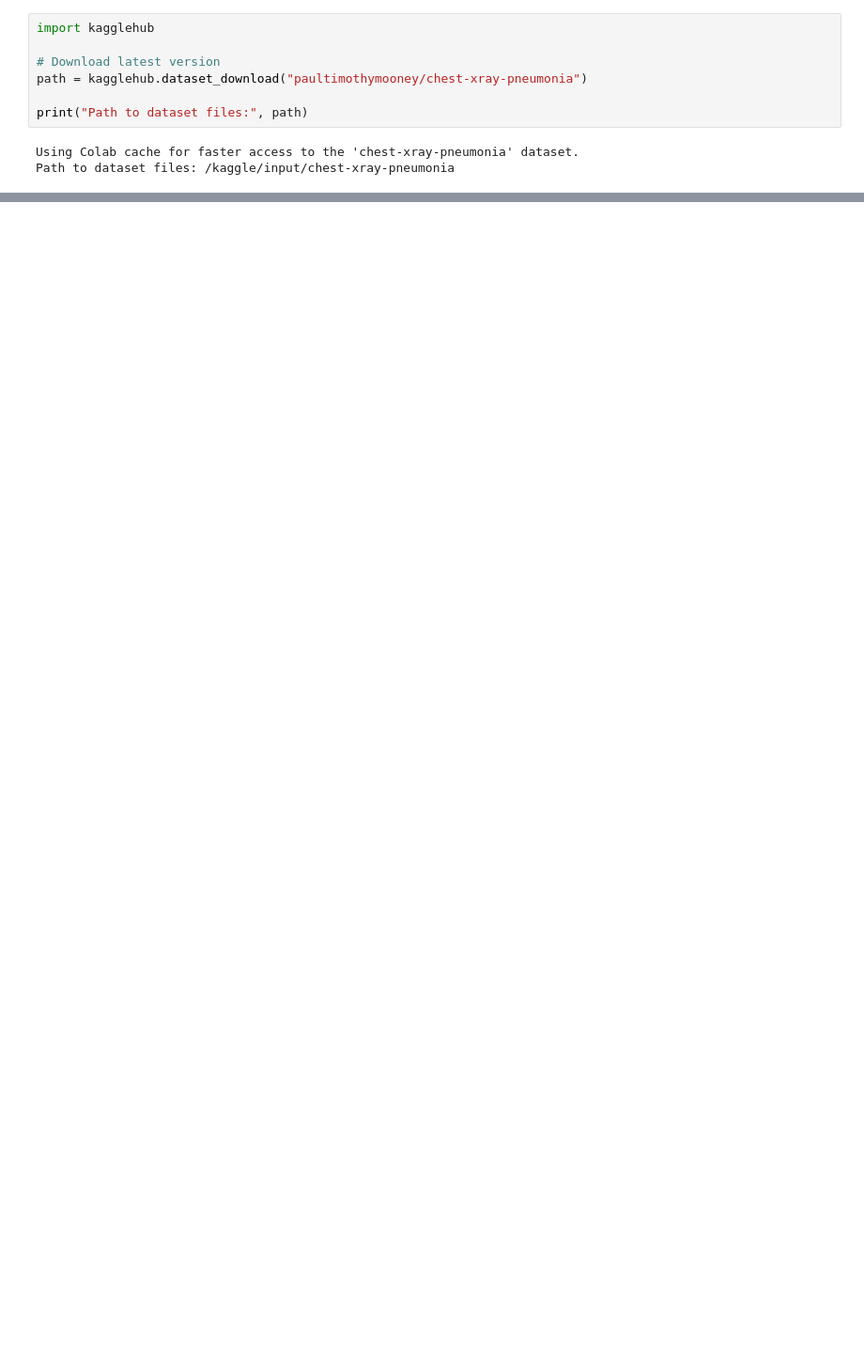
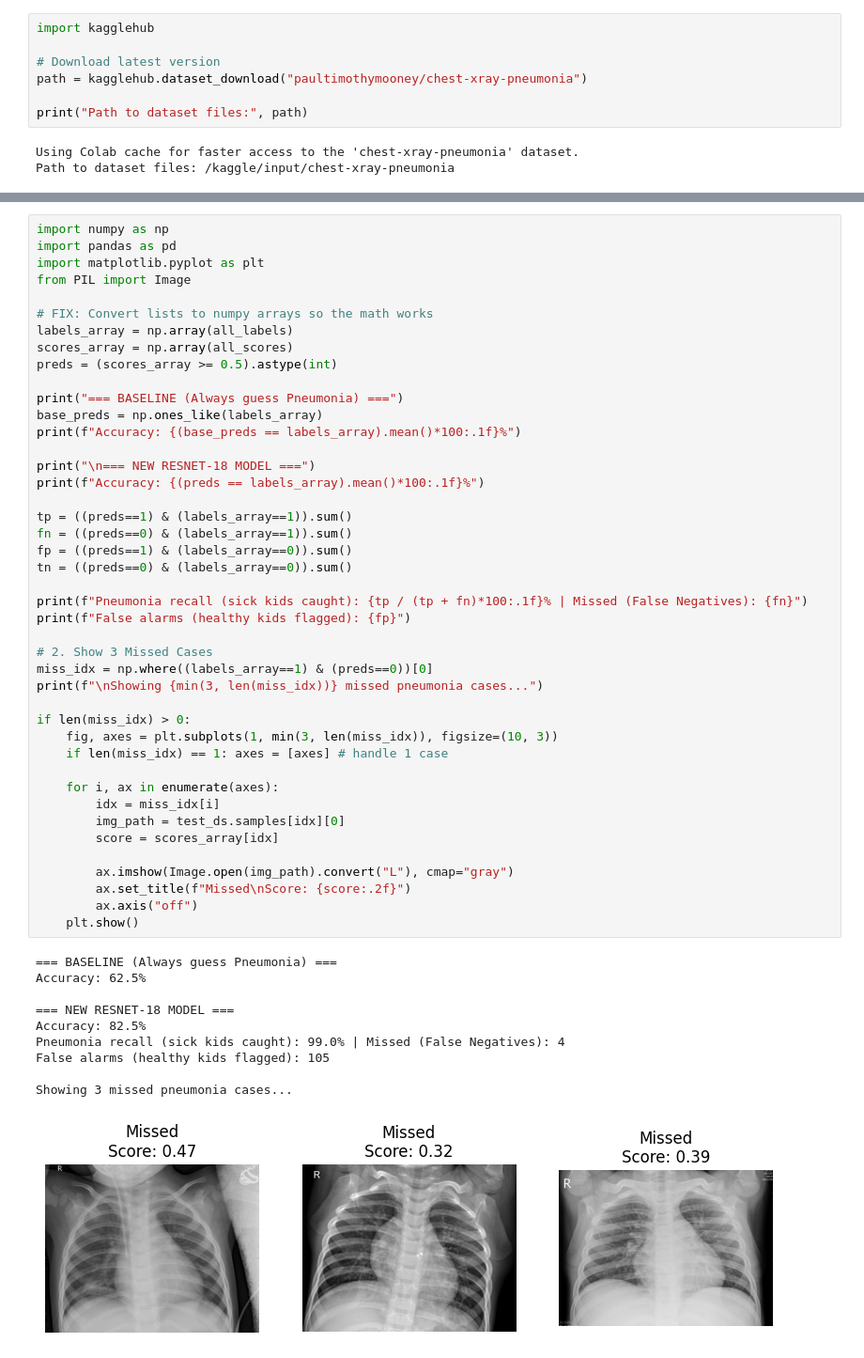
Before and after one commit to night-marionette/Pneumonia-Triage, a Jupyter notebook: 01_model.ipynb, the cells around one changed output, grey strips where cells are left out. Shown at 94% size. Saved outputs shown, nothing was run; the diff lists cells and outputs as text; blank space fills up the shorter version.

Commit message:
Run All - 82.5% Accuracy, 4 missed cases

```diff
--- a/01_model.ipynb
+++ b/01_model.ipynb
@@ -280,0 +154,54 @@ SUCCESS! Saved 624 rows to /content/drive/MyDrive/PneumoniaTriage/test_scores.cs
+# %%
+import numpy as np
+import pandas as pd
+import matplotlib.pyplot as plt
+from PIL import Image
+
+# FIX: Convert lists to numpy arrays so the math works
+labels_array = np.array(all_labels)
+scores_array = np.array(all_scores)
+preds = (scores_array >= 0.5).astype(int)
+
+print("=== BASELINE (Always guess Pneumonia) ===")
+base_preds = np.ones_like(labels_array)
+print(f"Accuracy: {(base_preds == labels_array).mean()*100:.1f}%")
+
+print("\n=== NEW RESNET-18 MODEL ===")
+print(f"Accuracy: {(preds == labels_array).mean()*100:.1f}%")
+
+tp = ((preds==1) & (labels_array==1)).sum()
+fn = ((preds==0) & (labels_array==1)).sum()
+fp = ((preds==1) & (labels_array==0)).sum()
+tn = ((preds==0) & (labels_array==0)).sum()
+
+print(f"Pneumonia recall (sick kids caught): {tp / (tp + fn)*100:.1f}% | Missed (False Negatives): {fn}")
+print(f"False alarms (healthy kids flagged): {fp}")
+
+# 2. Show 3 Missed Cases
+miss_idx = np.where((labels_array==1) & (preds==0))[0]
+print(f"\nShowing {min(3, len(miss_idx))} missed pneumonia cases...")
+
+if len(miss_idx) > 0:
+    fig, axes = plt.subplots(1, min(3, len(miss_idx)), figsize=(10, 3))
+    if len(miss_idx) == 1: axes = [axes] # handle 1 case
+
+    for i, ax in enumerate(axes):
+        idx = miss_idx[i]
+        img_path = test_ds.samples[idx][0]
+        score = scores_array[idx]
+
+        ax.imshow(Image.open(img_path).convert("L"), cmap="gray")
+        ax.set_title(f"Missed\nScore: {score:.2f}")
+        ax.axis("off")
+    plt.show()
+# %% [output]
+=== BASELINE (Always guess Pneumonia) ===
+Accuracy: 62.5%
+
+=== NEW RESNET-18 MODEL ===
+Accuracy: 82.5%
+Pneumonia recall (sick kids caught): 99.0% | Missed (False Negatives): 4
+False alarms (healthy kids flagged): 105
+
+Showing 3 missed pneumonia cases...
+[figure, added]
```
Also changed, not shown: parts of 5 cells of this notebook.
